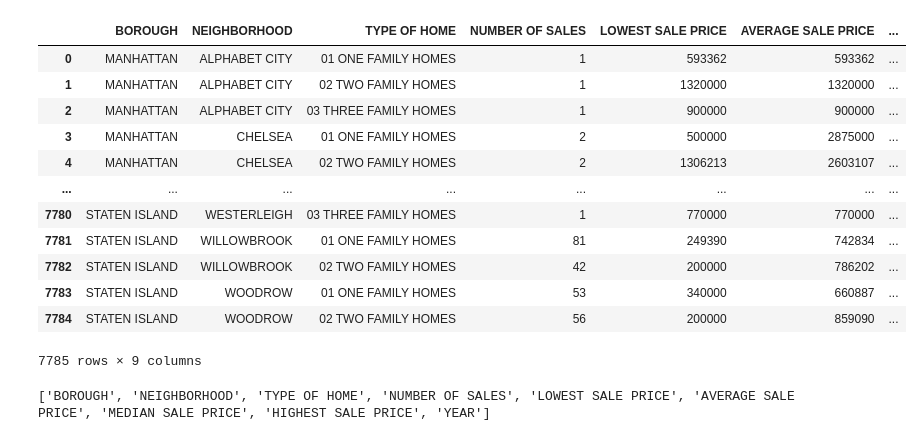
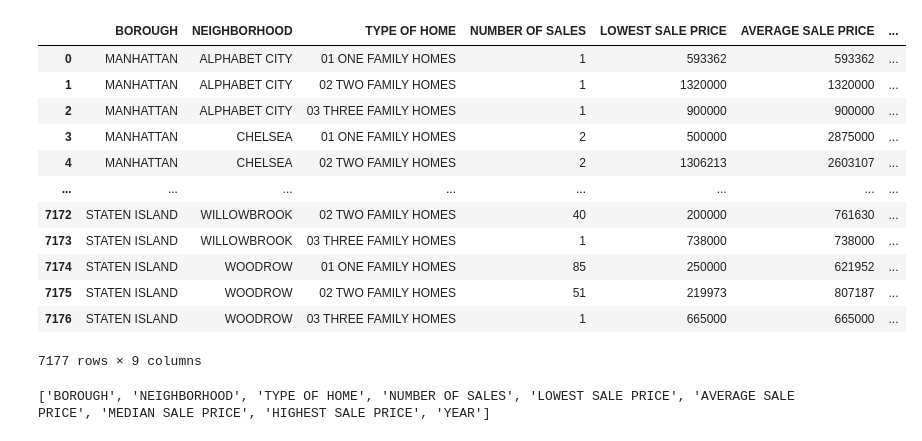
Before and after one commit to dongaCS/prediction-model-nyc, a Jupyter notebook: manhattan.ipynb, the cells around one changed output. Saved outputs shown, nothing was run; the diff lists cells and outputs as text; code cells hidden in the pictures.

```diff
--- a/manhattan.ipynb
+++ b/manhattan.ipynb
@@ -1,20 +1,21 @@
 # %%
 import pandas as pd
 # %%
-df = pd.read_csv("./2010-2023.csv")
+# reads file
+df = pd.read_csv("./2010-2021.csv")
 df
 # %% [output]
 |  | BOROUGH | NEIGHBORHOOD | TYPE OF HOME | NUMBER OF SALES | LOWEST SALE PRICE | AVERAGE SALE PRICE | ... |
 | 0 | MANHATTAN | ALPHABET CITY | 01 ONE FAMILY HOMES | 1 | 593362 | 593362 | ... |
 | 1 | MANHATTAN | ALPHABET CITY | 02 TWO FAMILY HOMES | 1 | 1320000 | 1320000 | ... |
 | 2 | MANHATTAN | ALPHABET CITY | 03 THREE FAMILY HOMES | 1 | 900000 | 900000 | ... |
 | 3 | MANHATTAN | CHELSEA | 01 ONE FAMILY HOMES | 2 | 500000 | 2875000 | ... |
 | 4 | MANHATTAN | CHELSEA | 02 TWO FAMILY HOMES | 2 | 1306213 | 2603107 | ... |
 | ... | ... | ... | ... | ... | ... | ... | ... |
-| 7780 | STATEN ISLAND | WESTERLEIGH | 03 THREE FAMILY HOMES | 1 | 770000 | 770000 | ... |
-| 7781 | STATEN ISLAND | WILLOWBROOK | 01 ONE FAMILY HOMES | 81 | 249390 | 742834 | ... |
-| 7782 | STATEN ISLAND | WILLOWBROOK | 02 TWO FAMILY HOMES | 42 | 200000 | 786202 | ... |
-| 7783 | STATEN ISLAND | WOODROW | 01 ONE FAMILY HOMES | 53 | 340000 | 660887 | ... |
-| 7784 | STATEN ISLAND | WOODROW | 02 TWO FAMILY HOMES | 56 | 200000 | 859090 | ... |
+| 7172 | STATEN ISLAND | WILLOWBROOK | 02 TWO FAMILY HOMES | 40 | 200000 | 761630 | ... |
+| 7173 | STATEN ISLAND | WILLOWBROOK | 03 THREE FAMILY HOMES | 1 | 738000 | 738000 | ... |
+| 7174 | STATEN ISLAND | WOODROW | 01 ONE FAMILY HOMES | 85 | 250000 | 621952 | ... |
+| 7175 | STATEN ISLAND | WOODROW | 02 TWO FAMILY HOMES | 51 | 219973 | 807187 | ... |
+| 7176 | STATEN ISLAND | WOODROW | 03 THREE FAMILY HOMES | 1 | 665000 | 665000 | ... |
-7785 rows × 9 columns
+7177 rows × 9 columns
 # %%
```
Also changed, not shown: parts of 12 cells of this notebook.
